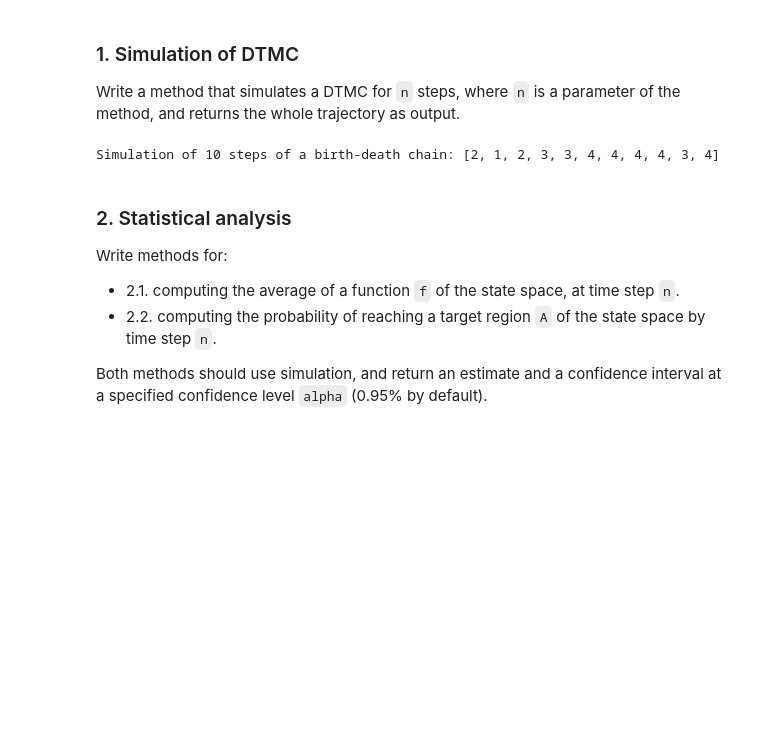
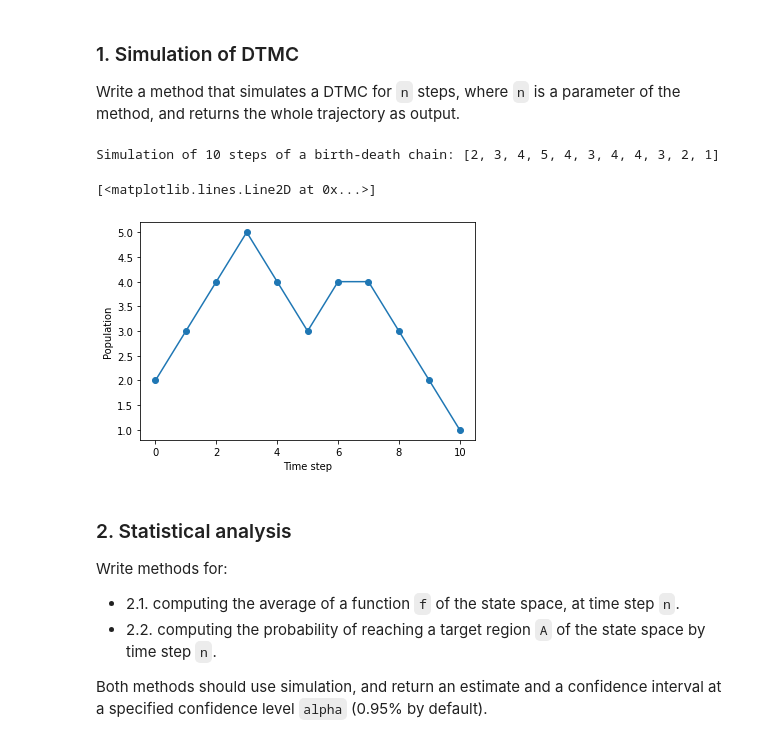
Before and after one commit to cima22/stochastic_modelling_and_simulation, a Jupyter notebook: dtmc_simulation/HW_DTMC_Simulation_2022.ipynb, the cells around one changed output. Saved outputs shown, nothing was run; the diff lists cells and outputs as text; code cells hidden in the pictures; blank space fills up the shorter version.

```diff
--- a/dtmc_simulation/HW_DTMC_Simulation_2022.ipynb
+++ b/dtmc_simulation/HW_DTMC_Simulation_2022.ipynb
@@ -98,8 +99,14 @@ initial_prob_vector = np.array([0.,0.,1.,0.,0.])
 # %%
 trajectory = simulate_dtmc(transition_birth_death, initial_prob_vector, 10)
 print("Simulation of 10 steps of a birth-death chain:", trajectory)
+
+plt.xlabel("Time step")
+plt.ylabel("Population")
+plt.plot(range(11), trajectory, 'o-')
 # %% [output]
-Simulation of 10 steps of a birth-death chain: [2, 1, 2, 3, 3, 4, 4, 4, 4, 3, 4]
+Simulation of 10 steps of a birth-death chain: [2, 3, 4, 5, 4, 3, 4, 4, 3, 2, 1]
+[<matplotlib.lines.Line2D at 0x...>]
+[figure, added]
 # %% [markdown]
 ### 2. Statistical analysis
 Write methods for:
```
Also changed, not shown: parts of 10 cells of this notebook, 2 other files.
